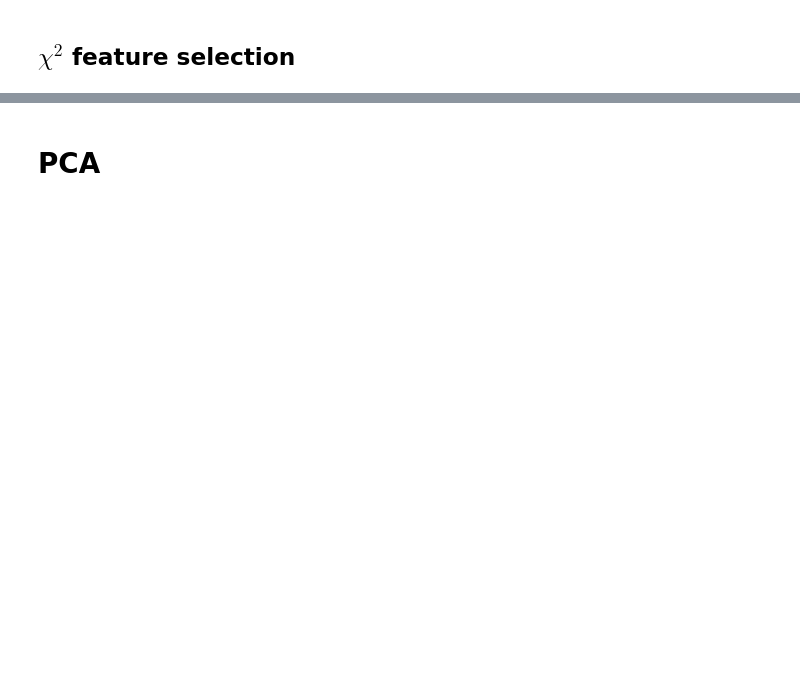
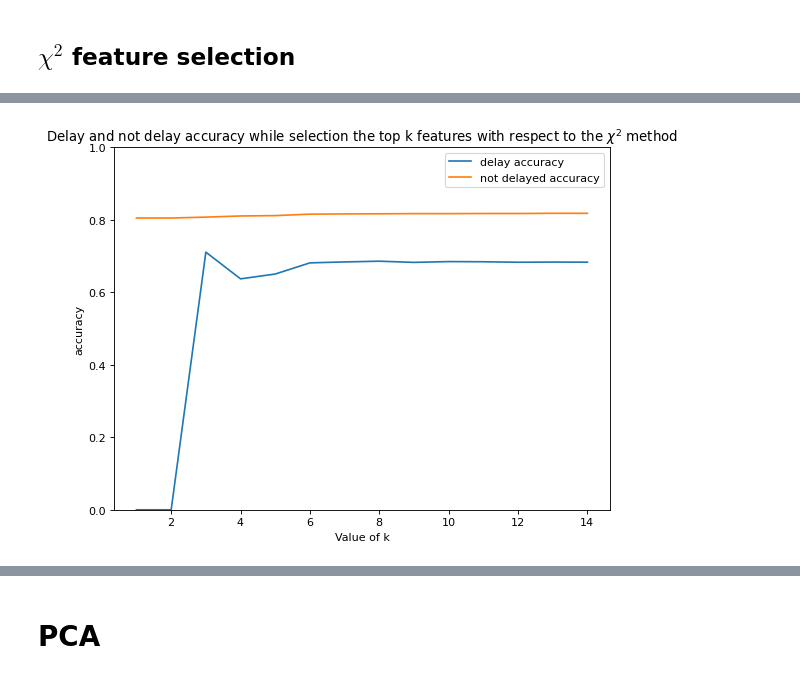
Before and after one commit to mammadov7/Large-Dataset-Mining, a Jupyter notebook: featureselection.ipynb, the cells around one changed output, grey strips where cells are left out. Cells and saved outputs as stored; diff of their text form; code cells hidden in the pictures; blank space fills up the shorter version.

```diff
--- a/featureselection.ipynb
+++ b/featureselection.ipynb
@@ -158,0 +277,13 @@ plt.show()
+# %%
+#checking that 3 features are enough
+x_train,x_test,y_train,y_test = redoSplit(X,Y)
+Kbest_f = SelectKBest(f_classif, k=3).fit(x_train, y_train)
+Xf = Kbest_f.transform(x_train)
+Xf_test = Kbest_f.transform(x_test)
+#fitting
+clf = bestFittingMethod(Xf,y_train)
+#test
+y_pred_test = clf.predict(Xf_test)
+cm_test = confusion_matrix(y_test.to_numpy(),y_pred_test)
+n_cm_test = cm_test /np.sum(cm_test,axis=0)
+print(n_cm_test)
@@ -172,8 +338,7 @@ def computingChi2scoresAccuracies(verbose = False):
     delay_hits = []
     nondelay_hits = []
     for k in tqdm(range(1,15)):
-        x_train,x_test,y_train,y_test = redoSplit(X,y)
-        x_train,y_train = balancing_dataset(x_train,y_train,0.8)
+        x_train,x_test,y_train,y_test = redoSplit(X,Y)
         x_chi2 = x_train.copy()
         x_chi2_test = x_test.copy()
         Kbest_chi2 = SelectKBest(chi2, k=k).fit(x_chi2, y_train)
@@ -190,13 +355,12 @@ def computingChi2scoresAccuracies(verbose = False):
         y_pred_test = clf.predict(XTchi2)
         Test_chi2_score = f1_score(y_test.to_numpy(),y_pred_test)
         chi2_scores_test.append(Test_chi2_score)
-        cm_test = confusion_matrix(y_pred_test,y_test.to_numpy())
+        cm_test = confusion_matrix(y_test.to_numpy(),y_pred_test)
         n_cm_test = cm_test /np.sum(cm_test,axis=0)
-        delay_hits.append(n_cm_test[0,0])
-        nondelay_hits.append(n_cm_test[1,1])
+        nondelay_hits.append(n_cm_test[0,0])
+        delay_hits.append(n_cm_test[1,1])
         if verbose:
-            cm = confusion_matrix(y_pred_train,y_train.to_numpy())
-            cm_test = confusion_matrix(y_pred_test,y_test.to_numpy())
+            cm = confusion_matrix(y_train.to_numpy(),y_pred_train,)
             print(f"---k={k_f}-----------------------------------------------------")
             print("confusion matrix train \n",cm /np.sum(cm,axis=0))
             print("train f-score:",Train_f_score)
@@ -208,8 +499,16 @@ chi2_scores_train,chi2_scores_test,d_chi2,nd_chi2 = computingChi2scoresAccuracie
 # %%
+plt.figure(figsize=(8, 6), dpi=80)
+d_chi2 = np.array(d_chi2)
+s=np.isnan(d_chi2)
+d_chi2[s]=0.0
 plt.plot(np.arange(1,15),d_chi2,label="delay accuracy")
 plt.plot(np.arange(1,15),nd_chi2,label="not delayed accuracy")
 plt.xlabel("Value of k")
 plt.ylabel("accuracy")
 plt.ylim(0,1)
+plt.title(r"Delay and not delay accuracy while selection the top k features with respect to the $\chi^2$ method")
 plt.legend()
+plt.savefig("Viz/chi2.png")
 plt.show()
+# %% [output]
+[figure, added]
```
Also changed, not shown: parts of 24 cells of this notebook.
